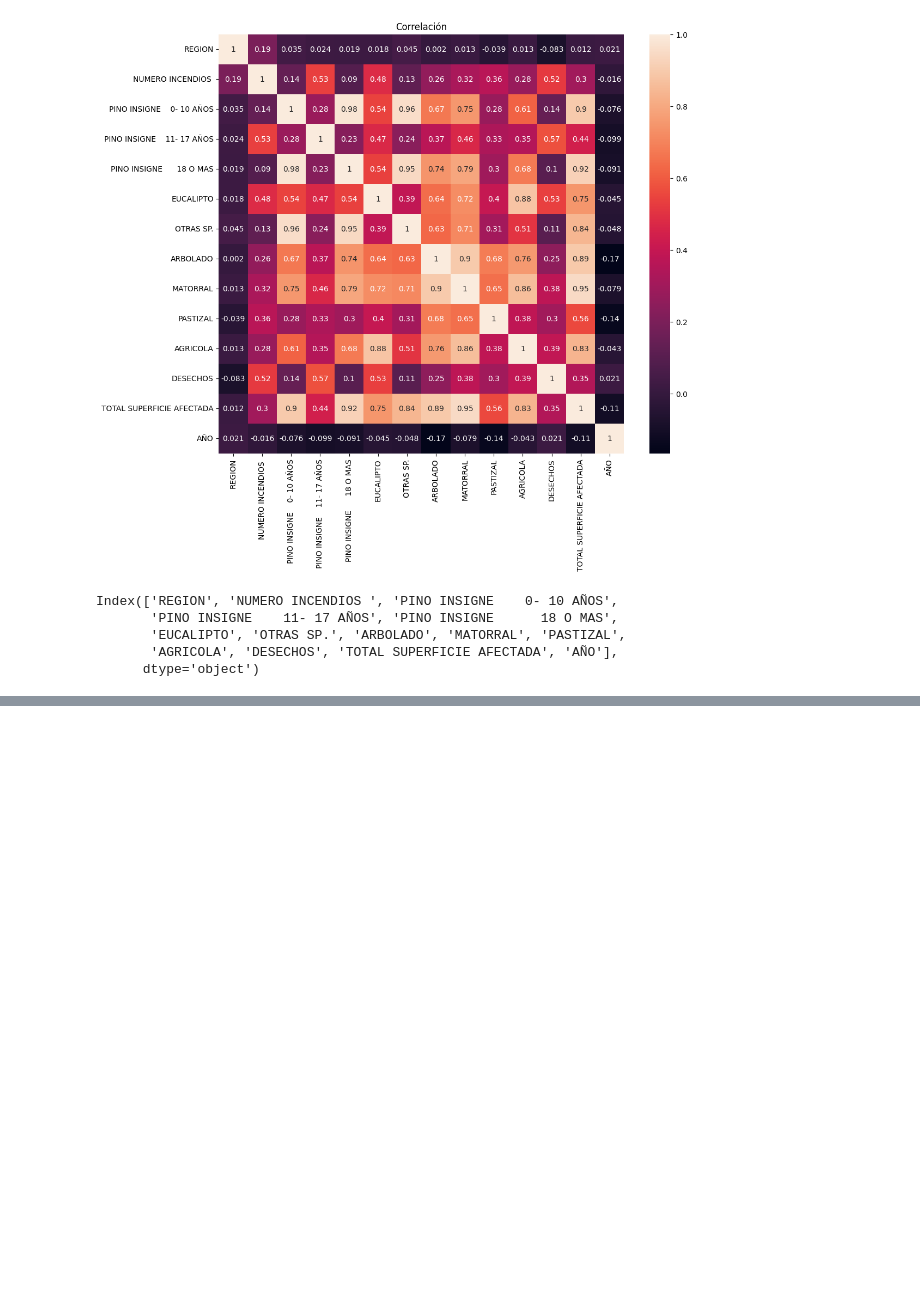
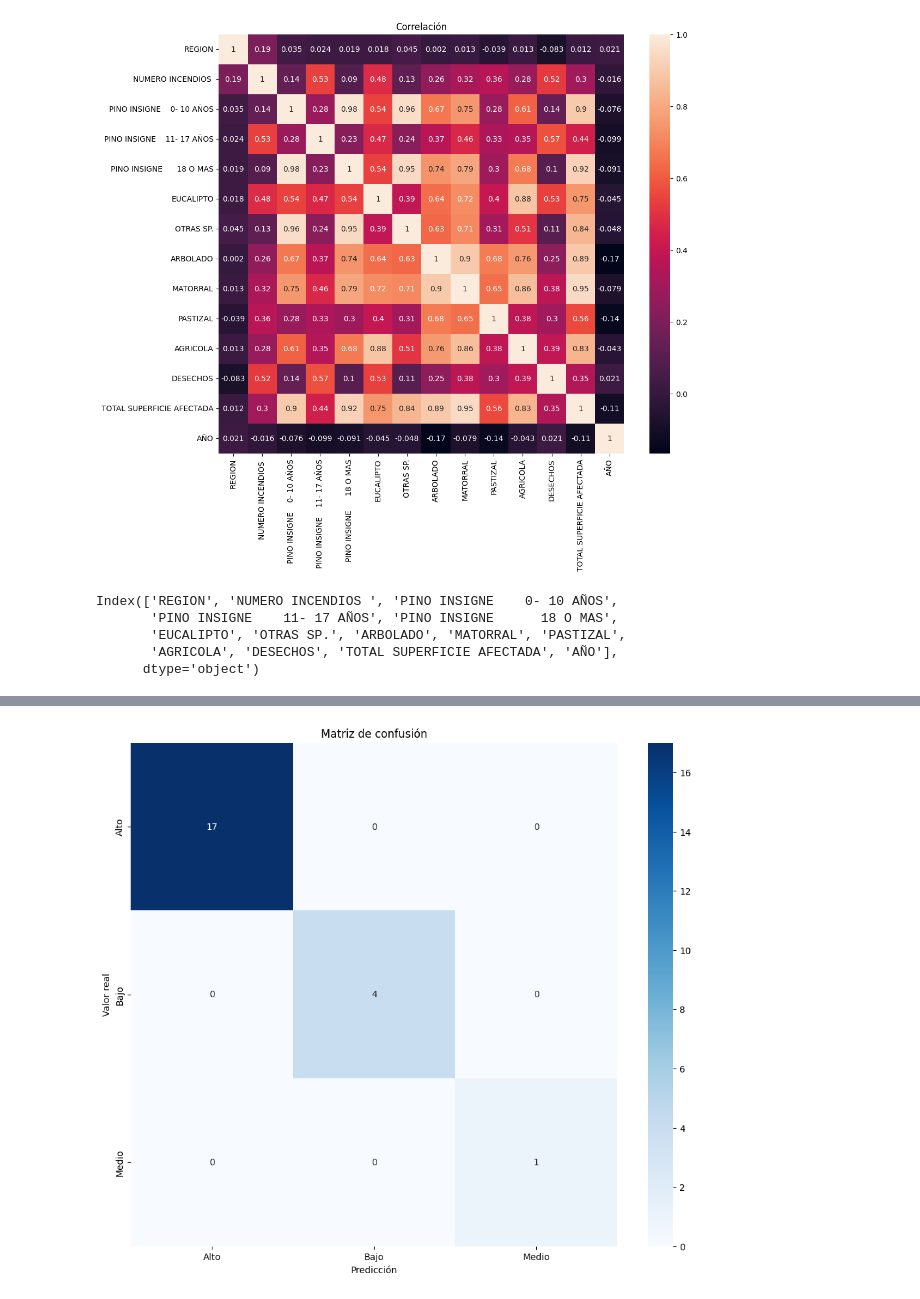
Before and after one commit to ymotomy/Proyecto-IMT2200, a Jupyter notebook: Proyecto2.ipynb, the cells around one changed output, grey strips where cells are left out. Cells and saved outputs as stored; diff of their text form; code cells hidden in the pictures; blank space fills up the shorter version.

```diff
--- a/Proyecto2.ipynb
+++ b/Proyecto2.ipynb
@@ -1105,0 +1202,32 @@ plt.show()
+# %%
+# Haremos un modelo de regresion polinomial
+
+from sklearn.preprocessing import PolynomialFeatures
+from sklearn.linear_model import LinearRegression
+from sklearn.metrics import mean_squared_error, r2_score
+
+# Select the features and target
+X = df_filtrado_incendio[["REGION", "AÑO", "NUMERO INCENDIOS "]]
+y = df_filtrado_incendio["TOTAL SUPERFICIE AFECTADA"]
+
+# Normalize the features
+X = (X - X.mean()) / X.std()
+
+# Split the data into training and test sets
+X_train, X_test, y_train, y_test = train_test_split(X, y, test_size=0.2)
+
+# Create the polynomial features
+poly = PolynomialFeatures(degree=2)
+X_train_poly = poly.fit_transform(X_train)
+X_test_poly = poly.transform(X_test)
+
+# Train the model
+model = LinearRegression()
+model.fit(X_train_poly, y_train)
+
+# Predict the test values
+y_pred = model.predict(X_test_poly)
+
+# Evaluate the model
+print("Mean squared error:", mean_squared_error(y_test, y_pred))
+print("R squared:", r2_score(y_test, y_pred))
@@ -1105,0 +1268,2 @@ plt.show()
+# %%
+df_filtrado_incendio = df_filtrado_incendio.dropna()
@@ -1105,0 +1315,13 @@ plt.show()
+# %%
+# Plotearemos la matriz de confusión
+plt.figure(figsize=(12, 10))
+plt.title("Matriz de confusión")
+
+# Crear la matriz de confusión con Seaborn
+sns.heatmap(confusion_matrix(y_test, y_pred), annot=True, fmt='d', cmap='Blues', xticklabels=['Alto', 'Bajo', 'Medio'], yticklabels=['Alto', 'Bajo', 'Medio'])
+
+plt.xlabel("Predicción")
+plt.ylabel("Valor real")
+plt.show()
+# %% [output]
+[figure, added]
```
Also changed, not shown: parts of 16 cells of this notebook.
